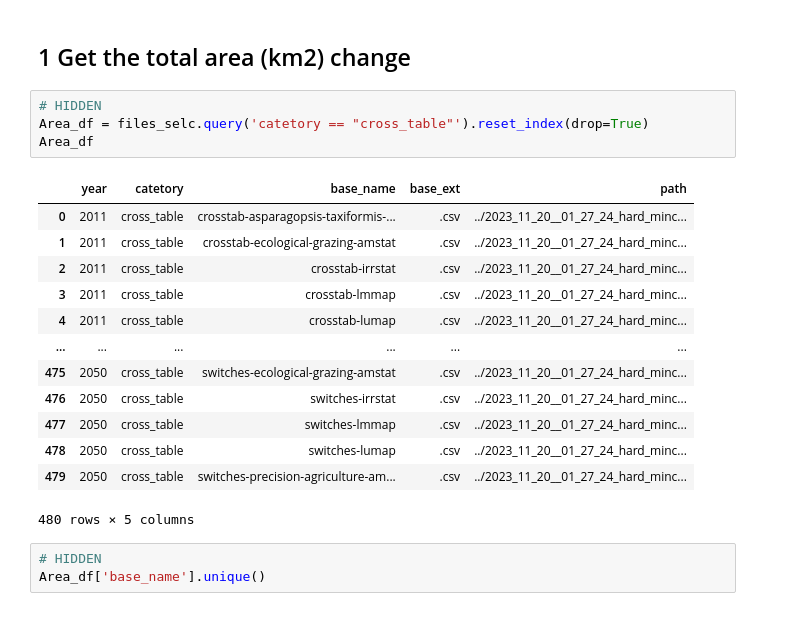
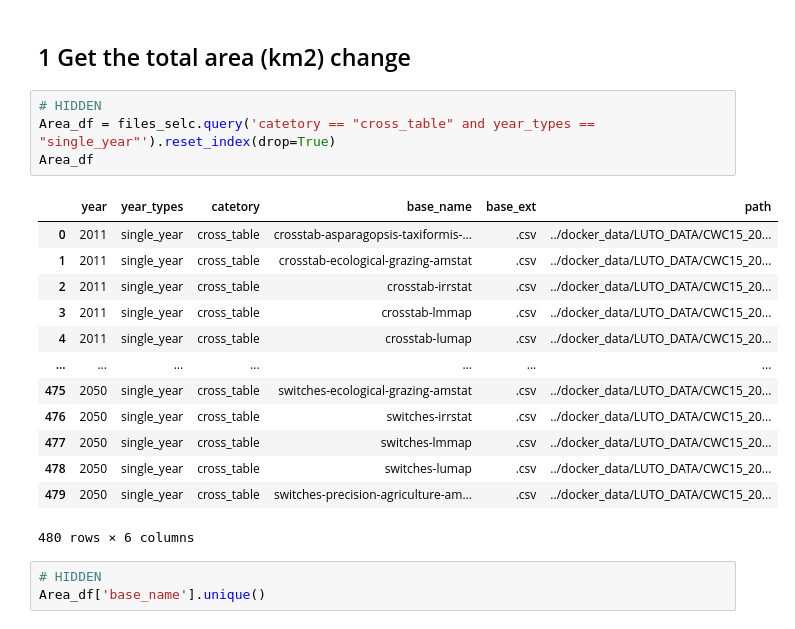
Before and after one commit to JinzhuWANG/VIS_LUTO, a Jupyter notebook: VIS_02_Area.ipynb, the cells around one changed output. Saved outputs shown, nothing was run; the diff lists cells and outputs as text.

```diff
--- a/VIS_02_Area.ipynb
+++ b/VIS_02_Area.ipynb
@@ -42,22 +46,22 @@ files_selc
 ## 1 Get the total area (km2) change
 # %%
 # HIDDEN
-Area_df = files_selc.query('catetory == "cross_table"').reset_index(drop=True)
+Area_df = files_selc.query('catetory == "cross_table" and year_types == "single_year"').reset_index(drop=True)
 Area_df
 # %% [output]
-|  | year | catetory | base_name | base_ext | path |
-| 0 | 2011 | cross_table | crosstab-asparagopsis-taxiformis-... | .csv | ../2023_11_20__01_27_24_hard_minc... |
-| 1 | 2011 | cross_table | crosstab-ecological-grazing-amstat | .csv | ../2023_11_20__01_27_24_hard_minc... |
-| 2 | 2011 | cross_table | crosstab-irrstat | .csv | ../2023_11_20__01_27_24_hard_minc... |
-| 3 | 2011 | cross_table | crosstab-lmmap | .csv | ../2023_11_20__01_27_24_hard_minc... |
-| 4 | 2011 | cross_table | crosstab-lumap | .csv | ../2023_11_20__01_27_24_hard_minc... |
-| ... | ... | ... | ... | ... | ... |
-| 475 | 2050 | cross_table | switches-ecological-grazing-amstat | .csv | ../2023_11_20__01_27_24_hard_minc... |
-| 476 | 2050 | cross_table | switches-irrstat | .csv | ../2023_11_20__01_27_24_hard_minc... |
-| 477 | 2050 | cross_table | switches-lmmap | .csv | ../2023_11_20__01_27_24_hard_minc... |
-| 478 | 2050 | cross_table | switches-lumap | .csv | ../2023_11_20__01_27_24_hard_minc... |
-| 479 | 2050 | cross_table | switches-precision-agriculture-am... | .csv | ../2023_11_20__01_27_24_hard_minc... |
+|  | year | year_types | catetory | base_name | base_ext | path |
+| 0 | 2011 | single_year | cross_table | crosstab-asparagopsis-taxiformis-... | .csv | ../docker_data/LUTO_DATA/CWC15_20... |
+| 1 | 2011 | single_year | cross_table | crosstab-ecological-grazing-amstat | .csv | ../docker_data/LUTO_DATA/CWC15_20... |
+| 2 | 2011 | single_year | cross_table | crosstab-irrstat | .csv | ../docker_data/LUTO_DATA/CWC15_20... |
+| 3 | 2011 | single_year | cross_table | crosstab-lmmap | .csv | ../docker_data/LUTO_DATA/CWC15_20... |
+| 4 | 2011 | single_year | cross_table | crosstab-lumap | .csv | ../docker_data/LUTO_DATA/CWC15_20... |
+| ... | ... | ... | ... | ... | ... | ... |
+| 475 | 2050 | single_year | cross_table | switches-ecological-grazing-amstat | .csv | ../docker_data/LUTO_DATA/CWC15_20... |
+| 476 | 2050 | single_year | cross_table | switches-irrstat | .csv | ../docker_data/LUTO_DATA/CWC15_20... |
+| 477 | 2050 | single_year | cross_table | switches-lmmap | .csv | ../docker_data/LUTO_DATA/CWC15_20... |
+| 478 | 2050 | single_year | cross_table | switches-lumap | .csv | ../docker_data/LUTO_DATA/CWC15_20... |
+| 479 | 2050 | single_year | cross_table | switches-precision-agriculture-am... | .csv | ../docker_data/LUTO_DATA/CWC15_20... |
-480 rows × 5 columns
+480 rows × 6 columns
 # %%
 # HIDDEN
 Area_df['base_name'].unique()
```
Also changed, not shown: parts of 13 cells of this notebook, 5 other files.
